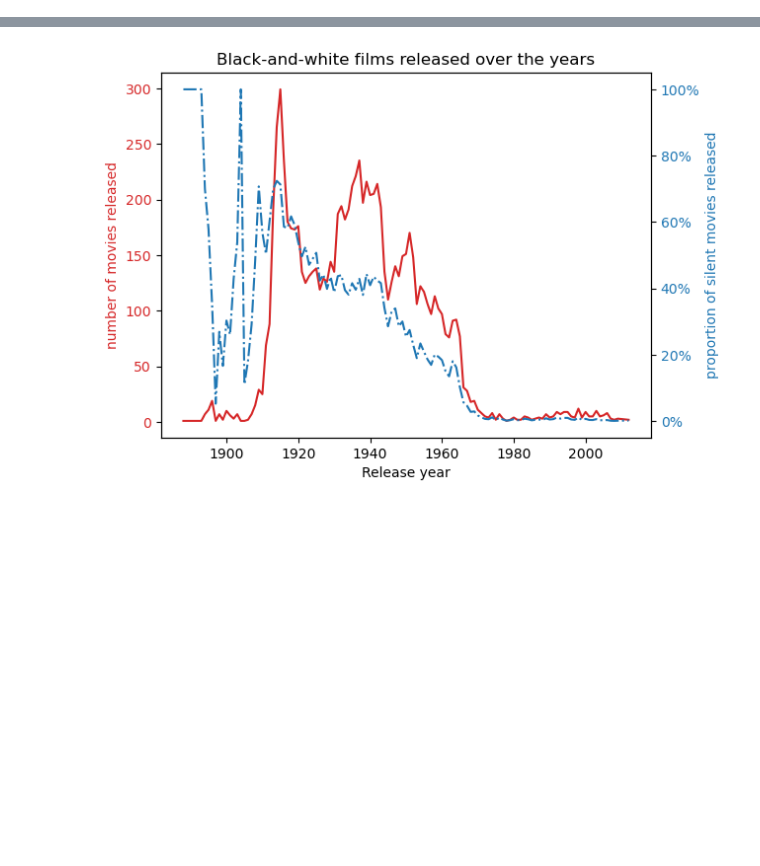
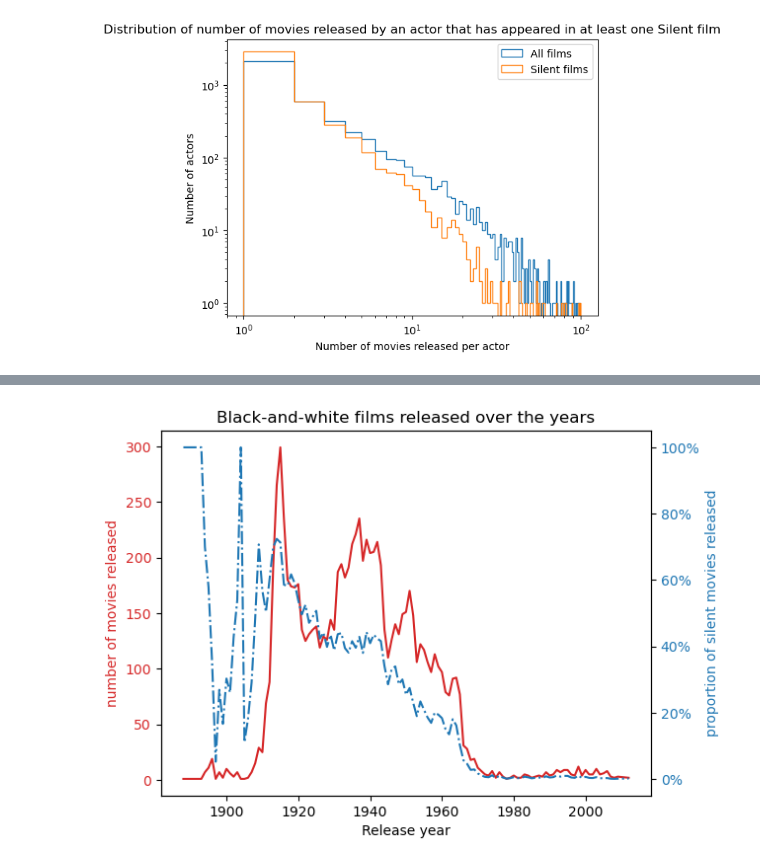
Before and after one commit to epfl-ada/ada-2023-project-adacalypse, a Jupyter notebook: code/actors_career_arc.ipynb, the cells around one changed output, grey strips where cells are left out. Cells and saved outputs as stored; diff of their text form; code cells hidden in the pictures; blank space fills up the shorter version.

```diff
--- a/code/actors_career_arc.ipynb
+++ b/code/actors_career_arc.ipynb
@@ -172,0 +192,10 @@ plot_distrib_actors_by_genre(actors_silent)
+# %%
+#Character metadata grouped by acotrs, that have starred in at least one silent film
+#For each actor, we indicate the years the actor appears in a movie of the dataset
+actors_silent = actors_by_genre(character_metadata, mute_films)
+plot_distrib_actors_by_genre(actors_silent)
+
+#Display dataframe
+actors_silent.sample(5)
+# %% [output]
+[figure, added]
```
Also changed, not shown: parts of 21 cells of this notebook, 1 other file.
